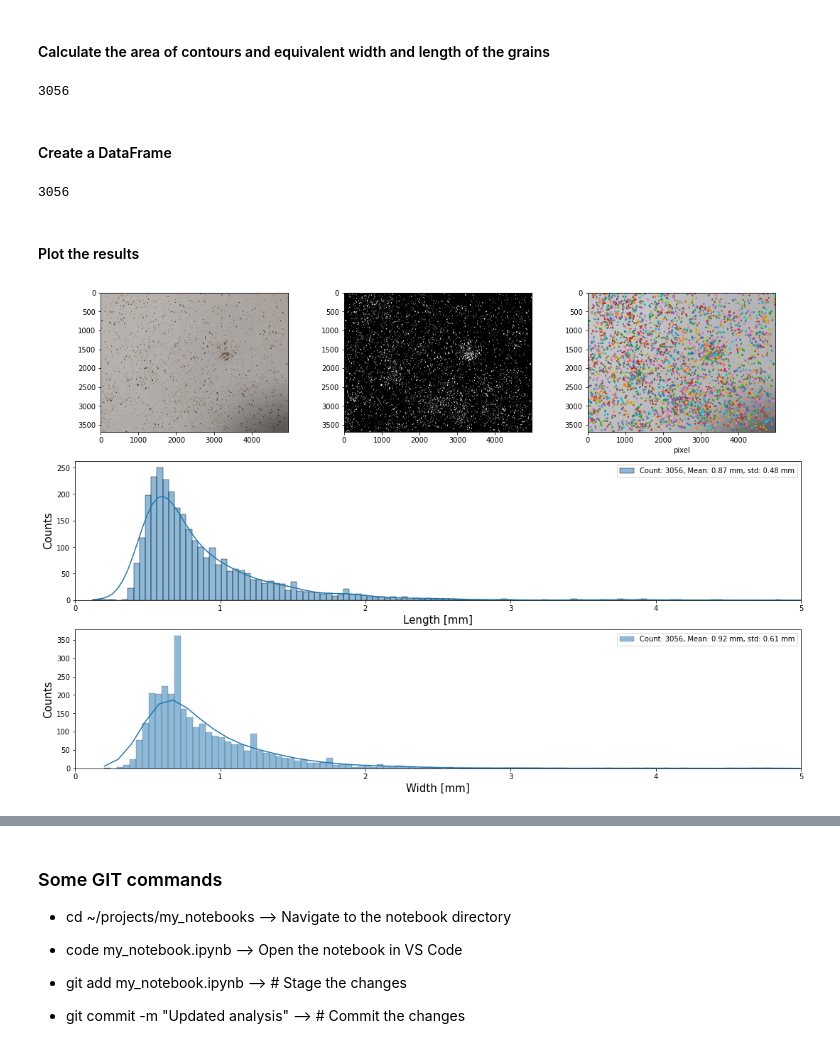
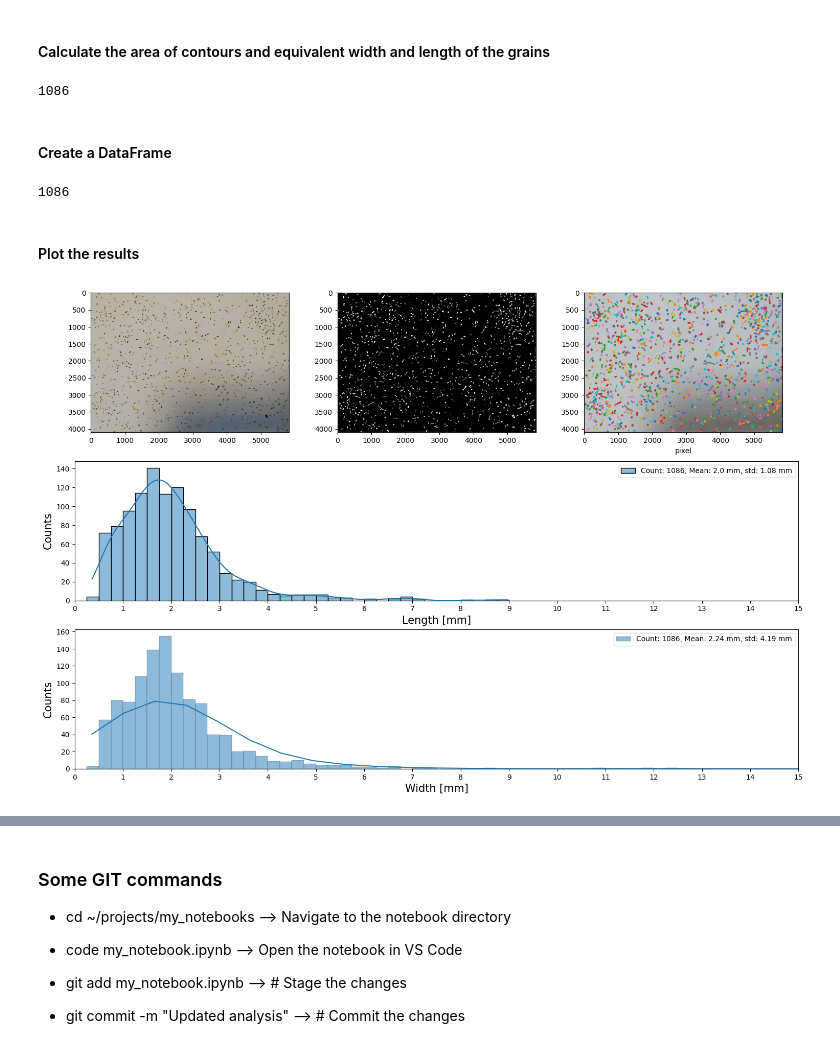
Before and after one commit to joaquinaicrag/UNIBS, a Jupyter notebook: Paper1-YMporousmat/count_grains/fine/count_grain_fine.ipynb, the cells around one changed output, grey strips where cells are left out. Drawn from its saved outputs; the diff is of its cells as text; code cells hidden in the pictures.

```diff
--- a/Paper1-YMporousmat/count_grains/fine/count_grain_fine.ipynb
+++ b/Paper1-YMporousmat/count_grains/fine/count_grain_fine.ipynb
@@ -12,12 +12,11 @@ import seaborn as sns
 from sklearn.cluster import KMeans
 import matplotlib.pyplot as plt
 
-fname = 'YM2_fine_200x150.jpg'
-img = cv.imread(fname) #YM_media3_2914x1758
+fname = 'YM2_fine_297x210.jpg'
+img = cv.imread(fname)
 
-#YM2_fine_150x100 --> 2684/150 = 17.89  ; 1768/100 = 17.68 resolution
-#YM2_gruesa_200x150 --> 2454/200=12.27 ; 1826/150= 12.17
-#YM2_extrafine_200x150 -->  5136/200 = 25.68 ; 3726/150 = 24.84
+#YM2_fine_297x210 --> 5828/297 = 19.6  ; 4102/210 = 19.5 resolution
+
 
 # Convert the image to grayscale
 gray = cv.cvtColor(img, cv.COLOR_BGR2GRAY)
@@ -67,9 +66,9 @@ Hello
 #pixel_resolution_x = float(input("Enter horizontal pixel resolution (pixels/mm): ")) #2234/100=22.34
 #pixel_resolution_y = float(input("Enter vertical pixel resolution (pixels/mm): "))   #1358/60= 22.62
 
-#YM2_extrafine_200x150.jpg (4975x3689 px)
-pixel_resolution_x = 24.8
-pixel_resolution_y = 24.6
+#YM2_fine_297x210 --> 5828/297 = 19.6  ; 4102/210 = 19.5 resolution
+pixel_resolution_x = 19.6
+pixel_resolution_y = 19.5
 
 # Apply thresholding to segment the sticks from the background
 thresh = cv.threshold(gray_blurred, 100, 255, cv.THRESH_BINARY_INV + cv.THRESH_OTSU)[1]
@@ -167,7 +166,7 @@ for contour in selected_contour:
 
 len(stick_lengths)
 # %% [output]
-3056
+1086
 # %% [markdown]
 #### Create a DataFrame
 # %%
@@ -188,7 +187,7 @@ width_dev = round(df_grains['width'].std(), 2)
 
 df_grains['length'].size
 # %% [output]
-3056
+1086
 # %% [markdown]
 #### Plot the results
 # %%
@@ -208,36 +207,36 @@ ax3.imshow(gray, cmap='gray')
 for i, contour in enumerate(selected_contour):
     area = cv.contourArea(contour)
     if area > 100:  # Only draw valid contours
         x, y = contour[:, :, 0].ravel(), contour[:, :, 1].ravel()
         ax3.plot(x, y)
 ax3.imshow(img, cmap='viridis', alpha=0.5)  # Overlay original image
 ax3.set_xlabel('pixel')
 #ax3.set_ylabel('pixel')
 
-bins=30
+bin_edges = np.linspace(0, 15, 61)
 fontsize=15
 count = df_grains['length'].size
 
-sns.histplot(data=df_grains, ax=ax4, x='length', bins=170, kde=True, log_scale=False, label=f'Count: {count}, Mean: {length_mean} mm, std: {length_dev} mm')
+sns.histplot(data=df_grains, ax=ax4, x='length', bins=bin_edges, kde=True, log_scale=False, label=f'Count: {count}, Mean: {length_mean} mm, std: {length_dev} mm')
 #sns.histplot(data=clustered_sticks[1], ax=ax4, x='length', bins=30, kde=True, log_scale=False, label=f'Mean: {round(np.array(clustered_sticks[1]["length"]).mean(), 2)} mm, std: {round(np.array(clustered_sticks[1]["length"]).std(), 2)} mm')
 #sns.jointplot(data=df, x="length", y="width")
 ax4.set_xlabel('Length [mm]', fontsize=fontsize)
 ax4.set_ylabel('Counts', fontsize=fontsize)
 xlabels=np.arange(0,30,1)
 ax4.set_xticks(xlabels)#, fontsize=fontsize)
-ax4.set_xlim(0, 5)
+ax4.set_xlim(0, 15)
 ax4.legend()
 
 
-sns.histplot(data=df_grains, ax=ax5, x='width', bins=430, kde=True, log_scale=False, label=f'Count: {count}, Mean: {width_mean} mm, std: {width_dev} mm')
+sns.histplot(data=df_grains, ax=ax5, x='width', bins=bin_edges, kde=True, log_scale=False, label=f'Count: {count}, Mean: {width_mean} mm, std: {width_dev} mm')
 #sns.histplot(data=clustered_sticks[1], ax=ax5, x='width', bins=30, kde=True, log_scale=False, label=f'Mean: {round(np.array(clustered_sticks[1]["width"]).mean(), 2)} mm, std: {round(np.array(clustered_sticks[1]["width"]).std(), 2)} mm')
 ax5.set_xlabel('Width [mm]', fontsize=fontsize)
 ax5.set_ylabel('Counts', fontsize=fontsize)
 ax5.set_xticks(xlabels)#, fontsize=fontsize)
-ax5.set_xlim(0, 5)
+ax5.set_xlim(0, 15)
 plt.tight_layout(pad=0.5)
 ax5.legend()
 
 plt.show()
 # %% [output]
-[figure, old version]
+[figure, new version]
```
Also changed, not shown: parts of 4 cells of this notebook, 10 other files.
